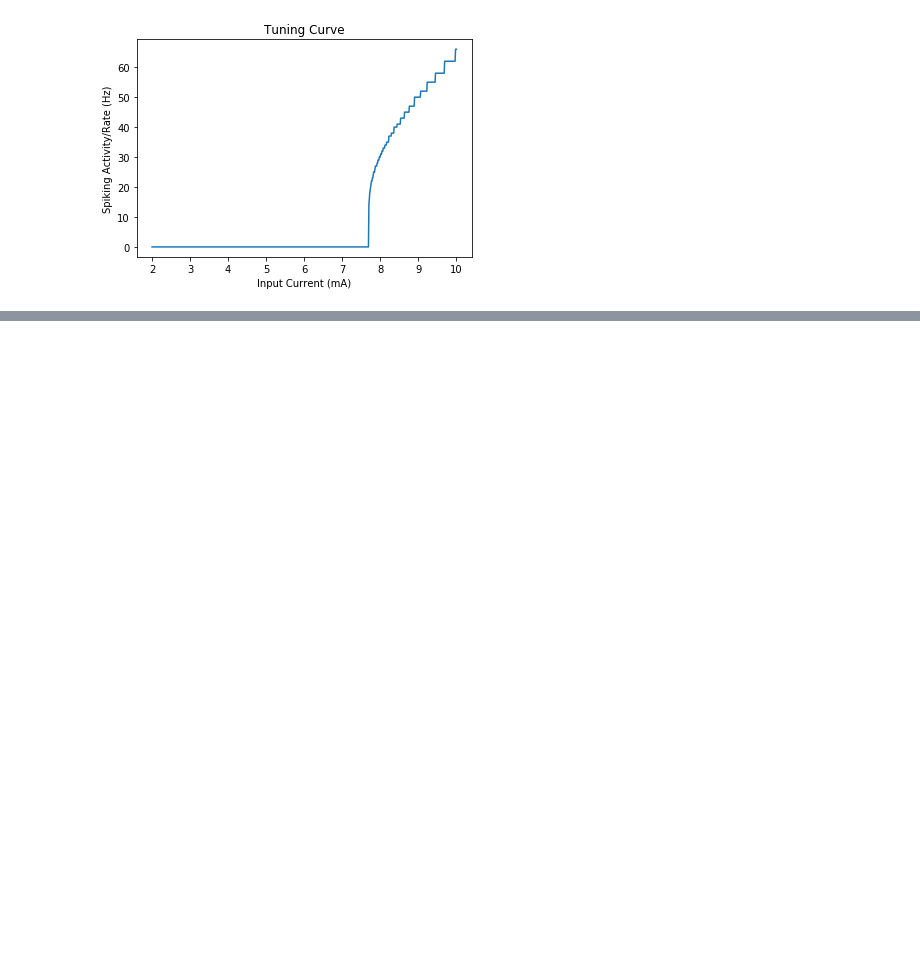
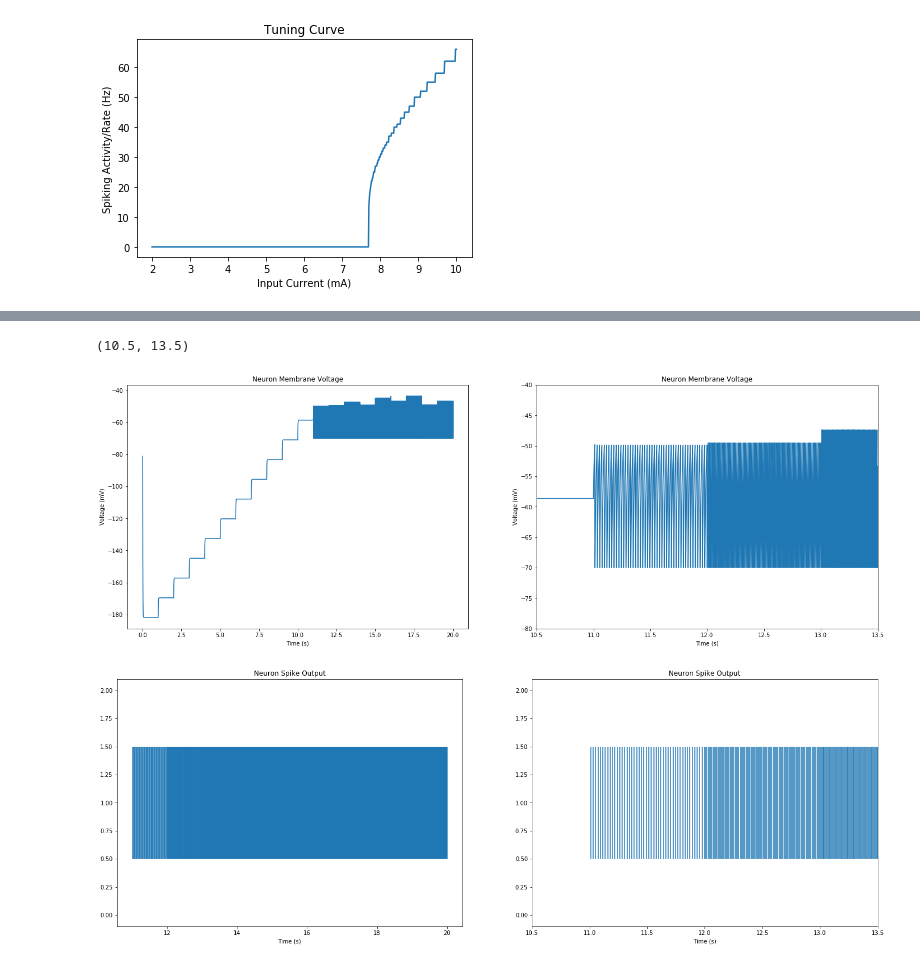
Before and after one commit to Kanaderu/Neural-Networks, a Jupyter notebook: 01 - Population SNN.ipynb, the cells around one changed output, grey strips where cells are left out. Drawn from its saved outputs; the diff is of its cells as text; code cells hidden in the pictures; blank space fills up the shorter version.

```diff
--- a/01 - Population SNN.ipynb
+++ b/01 - Population SNN.ipynb
@@ -201,0 +297,37 @@ single_neuron.plot_tuning_curve(np.linspace(2, 10, 700))
+# %%
+single_neuron = LIFNeuron(v_rest=-70, v_threshold=-50, tau_ref=2.7, tau_rc=10, R=2.6, dt=0.001)
+
+# sweep input signal x from ranges of 0 to 15
+for x in xs:
+    for t in time:
+        input_current = 3 * x + 2
+        single_neuron.step_dt(input_current)
+# %%
+# plot membrane voltage
+plt.figure(figsize=(24, 8))
+plt.subplot(121)
+single_neuron.plot_voltage()
+plt.title('Neuron Membrane Voltage')
+
+plt.subplot(122)
+single_neuron.plot_voltage()
+plt.title('Neuron Membrane Voltage')
+plt.xlim(10.5, 13.5)
+plt.ylim(-80, -40)
+
+
+# plot spike raster
+plt.figure(figsize=(24, 8))
+plt.subplot(121)
+single_neuron.plot_raster()
+plt.title('Neuron Spike Output')
+#plt.xlim(0, 6)
+
+plt.subplot(122)
+single_neuron.plot_raster()
+plt.title('Neuron Spike Output')
+plt.xlim(10.5, 13.5)
+# %% [output]
+(10.5, 13.5)
+[figure, added]
+[figure, added]
```
Also changed, not shown: parts of 9 cells of this notebook.
